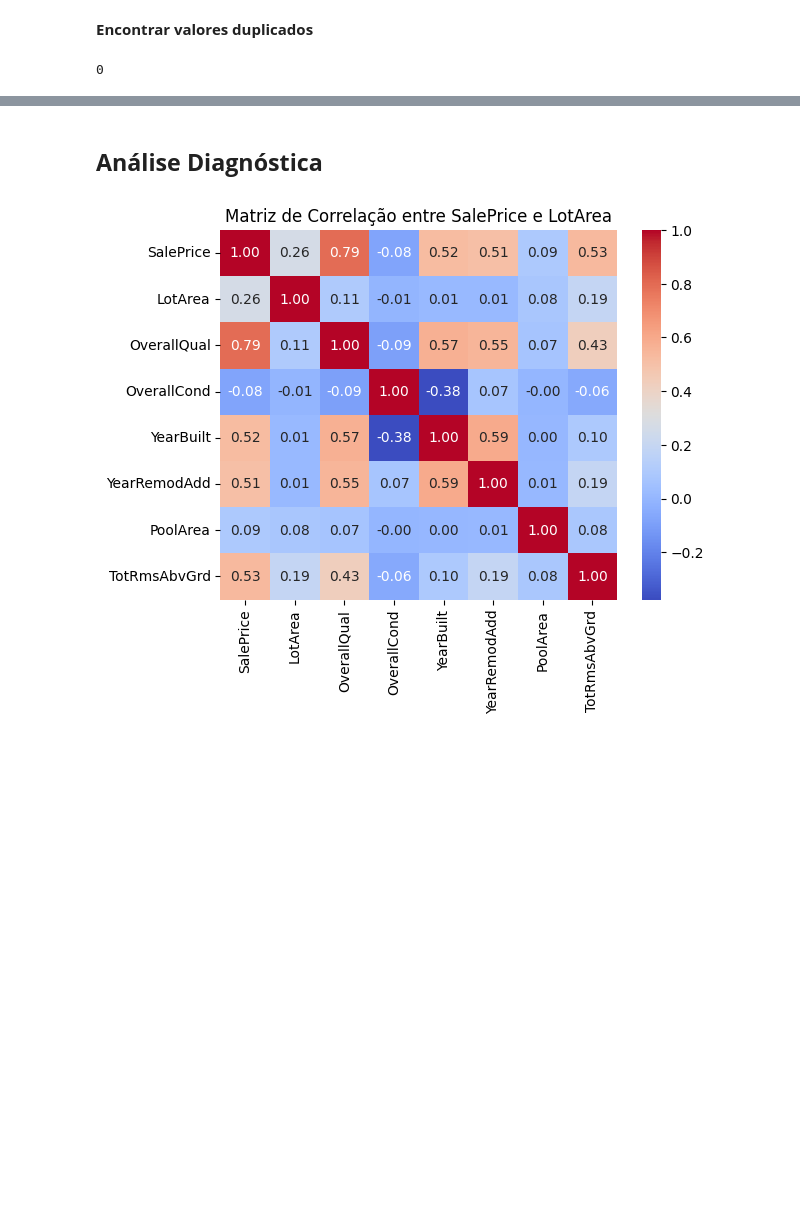
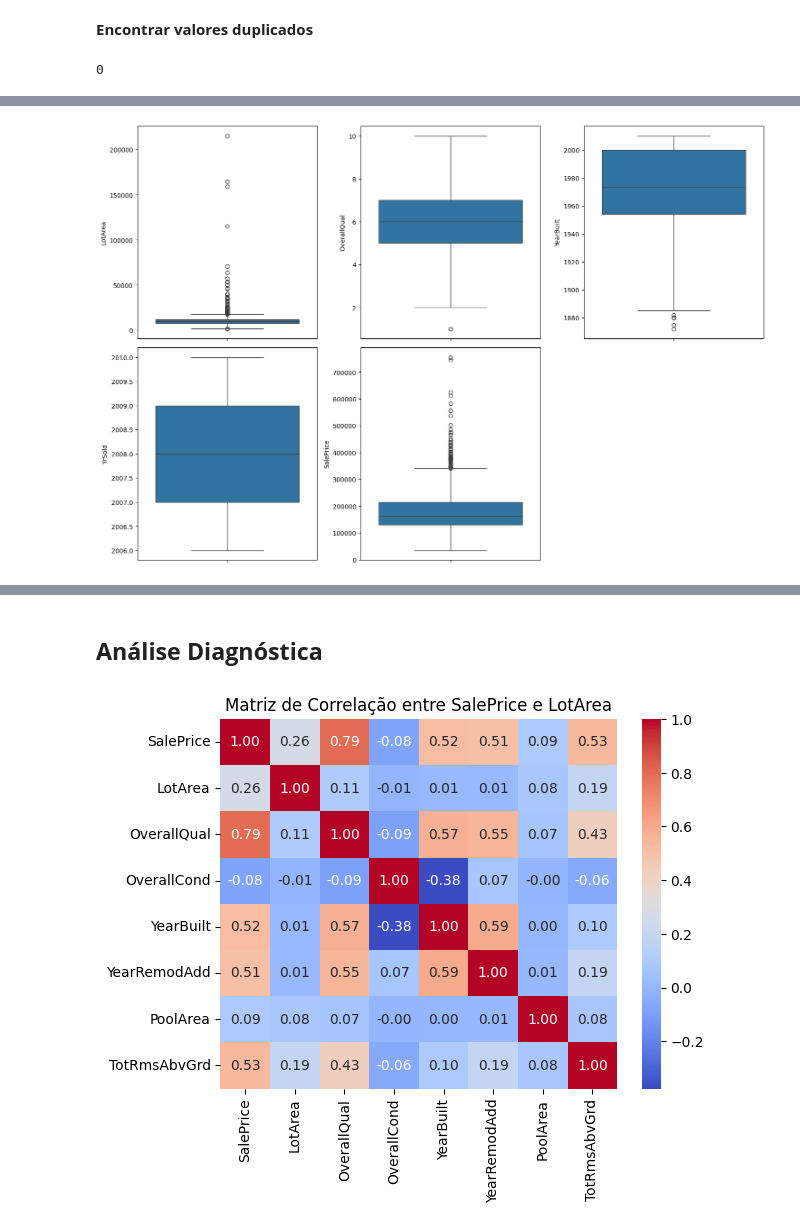
Before and after one commit to alearauj/mentoriabv, a Jupyter notebook: Mentoria_BV_Análise_de_dados.ipynb, the cells around one changed output, grey strips where cells are left out. Saved outputs shown, nothing was run; the diff lists cells and outputs as text; code cells hidden in the pictures; blank space fills up the shorter version.

```diff
--- a/Mentoria_BV_Análise_de_dados.ipynb
+++ b/Mentoria_BV_Análise_de_dados.ipynb
@@ -210,0 +225,21 @@ plt.show()
+# %%
+# Criar o layout com 2 linhas e 3 colunas
+fig, axes = plt.subplots(nrows=2, ncols=3, figsize=(15, 10))  # Ajuste o tamanho conforme necessário
+
+# Desenhar boxplots nos subplots
+sns.boxplot(data=df, y='LotArea', ax=axes[0, 0])
+sns.boxplot(data=df, y='OverallQual', ax=axes[0, 1])
+sns.boxplot(data=df, y='YearBuilt', ax=axes[0, 2])
+sns.boxplot(data=df, y='YrSold', ax=axes[1, 0])
+sns.boxplot(data=df, y='SalePrice', ax=axes[1, 1])
+
+# Deixar o subplot vazio para manter a estrutura 2x3
+axes[1, 2].axis('off')
+
+# Ajustar o espaçamento entre os subplots
+plt.tight_layout()
+
+# Mostrar o gráfico
+plt.show()
+# %% [output]
+[figure, added]
```
Also changed, not shown: parts of 11 cells of this notebook.
